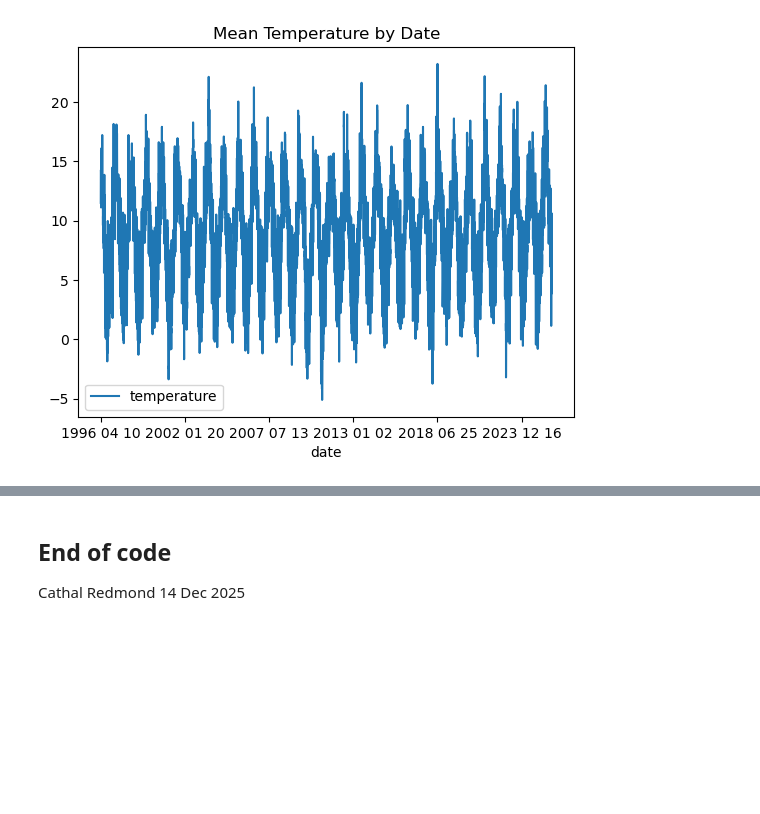
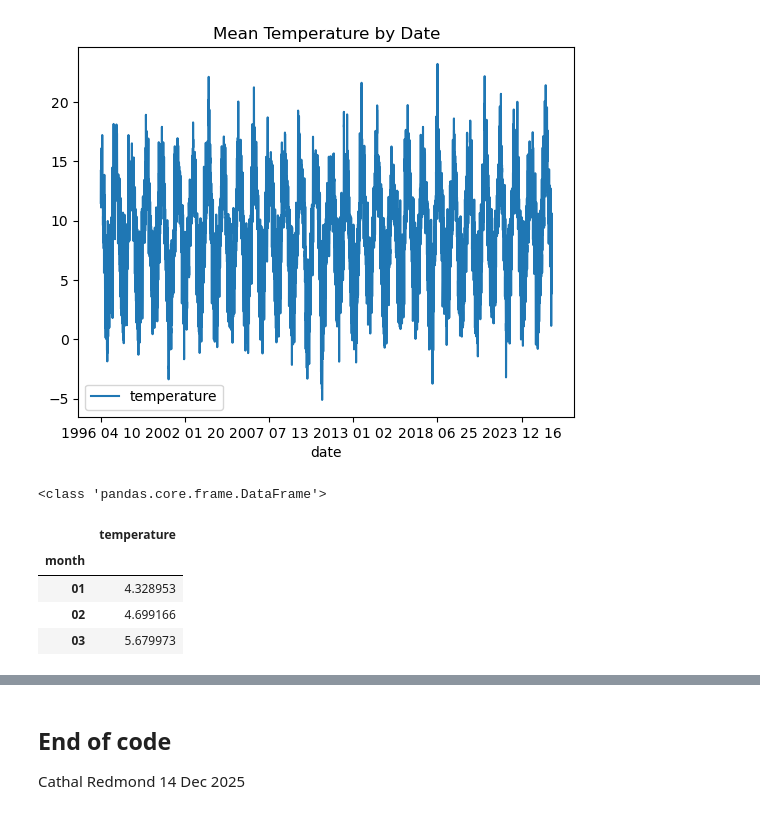
Before and after one commit to cathalred88/PFDA, a Jupyter notebook: assignments/assignment06_Weather.ipynb, the cells around one changed output, grey strips where cells are left out. Drawn from its saved outputs; the diff is of its cells as text; code cells hidden in the pictures; blank space fills up the shorter version.

```diff
--- a/assignments/assignment06_Weather.ipynb
+++ b/assignments/assignment06_Weather.ipynb
@@ -104,3 +106,17 @@ MeanTemp.plot(kind = 'line',title = 'Mean Temperature by Date')
 # %% [output]
 <Axes: title={'center': 'Mean Temperature by Date'}, xlabel='date'>
 [figure]
+# %%
+# calcuate the average temperature for each month
+# (I am assuming this is the average temperature per month for all years pooled)
+
+MonthTemp = pd.pivot_table(df,'temperature', 'month', aggfunc='mean')
+print(type(MonthTemp)) # shows the dataframe
+MonthTemp.head(3)
+# %% [output]
+<class 'pandas.core.frame.DataFrame'>
+|  | temperature |
+| month |  |
+| 01 | 4.328953 |
+| 02 | 4.699166 |
+| 03 | 5.679973 |
```
Also changed, not shown: parts of 2 cells of this notebook.
